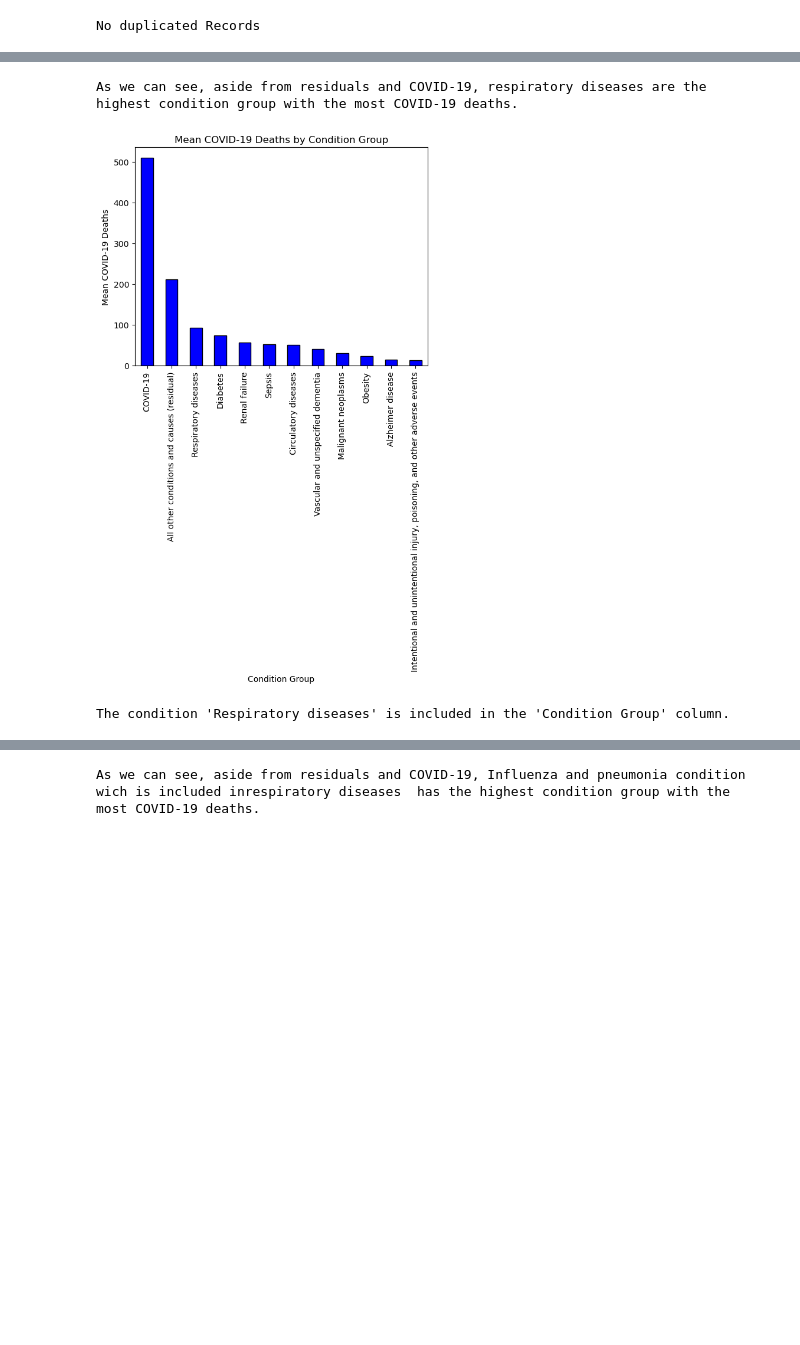
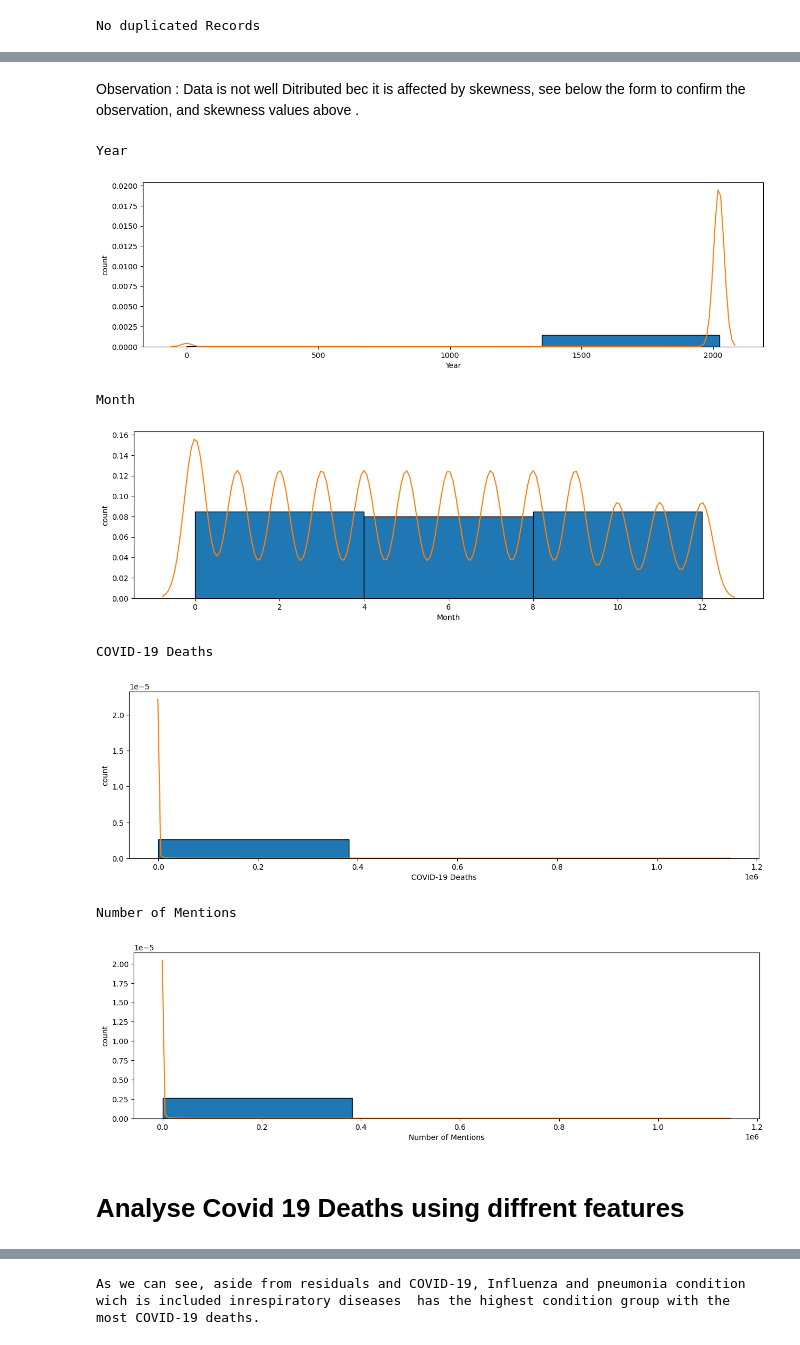
Before and after one commit to chakibOmar/EDA, a Jupyter notebook: Covid-19 Death Analysis USA.ipynb, the cells around one changed output, grey strips where cells are left out. Saved outputs shown, nothing was run; the diff lists cells and outputs as text; code cells hidden in the pictures; blank space fills up the shorter version.

```diff
--- a/Covid-19 Death Analysis USA.ipynb
+++ b/Covid-19 Death Analysis USA.ipynb
@@ -77,0 +103,28 @@ memory usage: 53.3+ MB
+# %%
+# Group Features based on the type Numerical vs Categorical
+cat_cols=data.select_dtypes(include=['object','category']).columns
+num_cols = data.select_dtypes(include=np.number).columns.tolist()
+Metrics = pd.DataFrame()
+for column in num_cols:
+    Metrics = Metrics._append({
+        'Feature':column,
+        'Mean':data[column].mean(),
+        'Median':data[column].median(),
+        'Range':data[column].max() - data[column].min(),
+        'IQR':data[column].quantile(q=0.75) - data[column].quantile(q=0.25),
+        'STD':data[column].std(),
+        'Variance':data[column].var(),
+        'Skewness [-1,1]':round(data[column].skew(),2),
+        'Kurtosis[-2,2]':round(data[column].kurtosis(),2)
+    },ignore_index=True)
+
+# Iterate over each categorical column
+for column in cat_cols:
+    # Calculate the mode for the current column
+    mode_value = data[column].mode().iloc[0]  # Get the first mode if there are multiple modes
+
+    # Append the feature name and its mode to the mode_df DataFrame
+    Metrics = Metrics._append({'Feature': column, 'Mode': mode_value}, ignore_index=True)
+
+# Display the DataFrame with feature names and their corresponding modes
+Metrics.head(len(cat_cols)+len(num_cols))
@@ -78,3 +144,25 @@ memory usage: 53.3+ MB
+# %% [markdown]
+Observation : Data is not well Ditributed bec it is affected by skewness, see below the form to confirm the observation, and skewness values above .
+# %%
+# let's visualize the Numerical Features
+for col in num_cols:
+    print(col)
+    plt.figure(figsize = (15, 4))
+    data[col].hist(grid=False,edgecolor='black',bins=3,density=True)
+    sns.kdeplot(data[col])
+    plt.ylabel('count')
+    plt.show()
+# %% [output]
+Year
+[figure, added]
+Month
+[figure, added]
+COVID-19 Deaths
+[figure, added]
+Number of Mentions
+[figure, added]
+# %% [markdown]
+# Analyse Covid 19 Deaths using diffrent features
 # %%
 # now we will group data and see what insights we can get for 2019--2023
 # 1. Condition Group impact on covid deaths
@@ -89,28 +177,3 @@ state_mean_death = data[data['State']!='United States'].groupby('State')['COVID-
 cdt_mention = data.groupby('Condition')['Number of Mentions'].sum()
 # 4. State vs condition is named in the data set
 state_mention = data[data['State']!='United States'].groupby('State')['Number of Mentions'].mean().sort_values(ascending=False)
-# %%
-# let's visualize the metrics we found
-%matplotlib inline
-cdt_grp_death_mean.reset_index().plot(x='Condition Group', y='COVID-19 Deaths',kind='bar',legend=False,color='blue',edgecolor='black')
-plt.xlabel('Condition Group')
-plt.ylabel('Mean COVID-19 Deaths')
-plt.title('Mean COVID-19 Deaths by Condition Group')
-print("As we can see, aside from residuals and COVID-19, respiratory diseases are the highest condition group with the most COVID-19 deaths.")
-# %% [output]
-As we can see, aside from residuals and COVID-19, respiratory diseases are the highest condition group with the most COVID-19 deaths.
-[figure, removed]
-# %%
-# cHECK FOR Condition Group
-condition_value = 'Respiratory diseases'
-
-# Check if the condition value is included in the 'Condition Group' column
-is_included = condition_value in data['Condition Group'].values
-
-# Print the result
-if is_included:
-    print(f"The condition '{condition_value}' is included in the 'Condition Group' column.")
-else:
-    print(f"The condition '{condition_value}' is not included in the 'Condition Group' column.")
-# %% [output]
-The condition 'Respiratory diseases' is included in the 'Condition Group' column.
```
Also changed, not shown: parts of 24 cells of this notebook.
